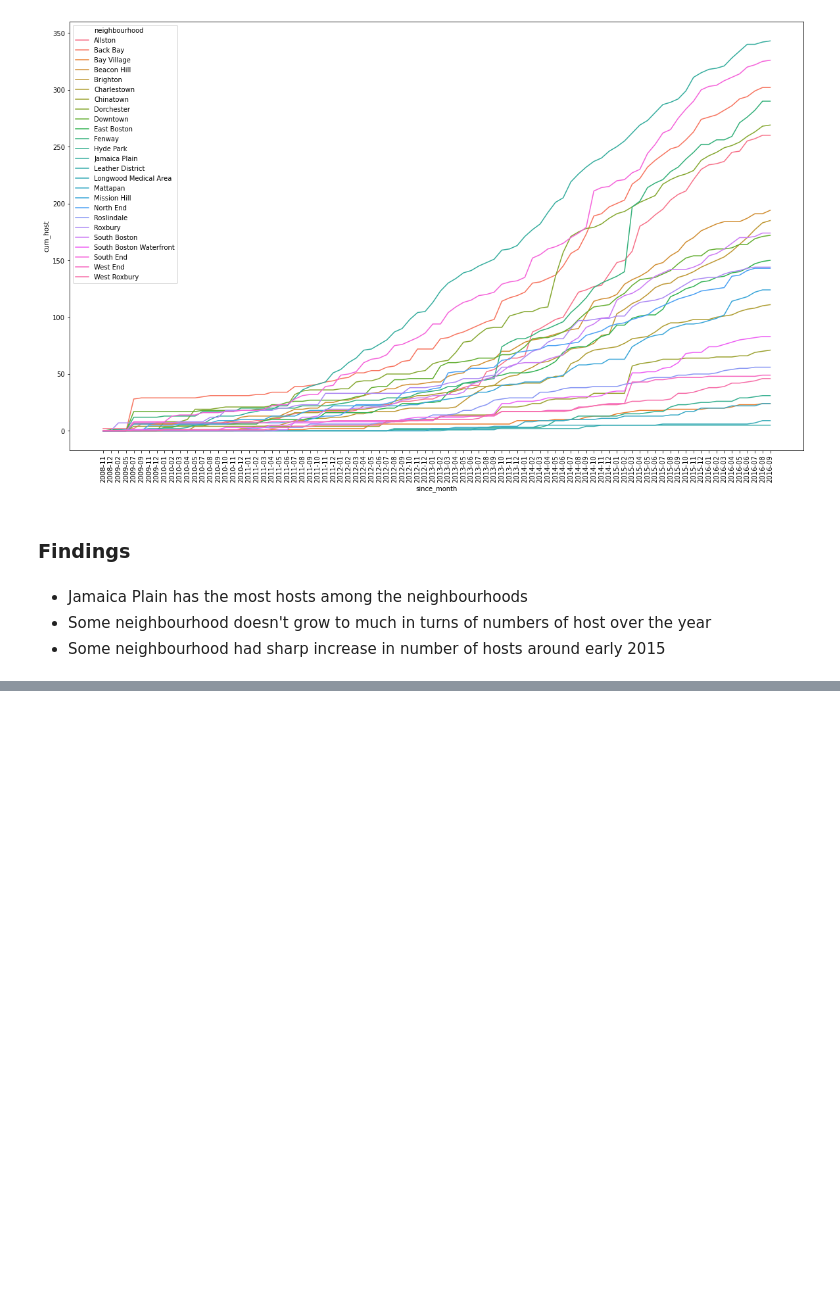
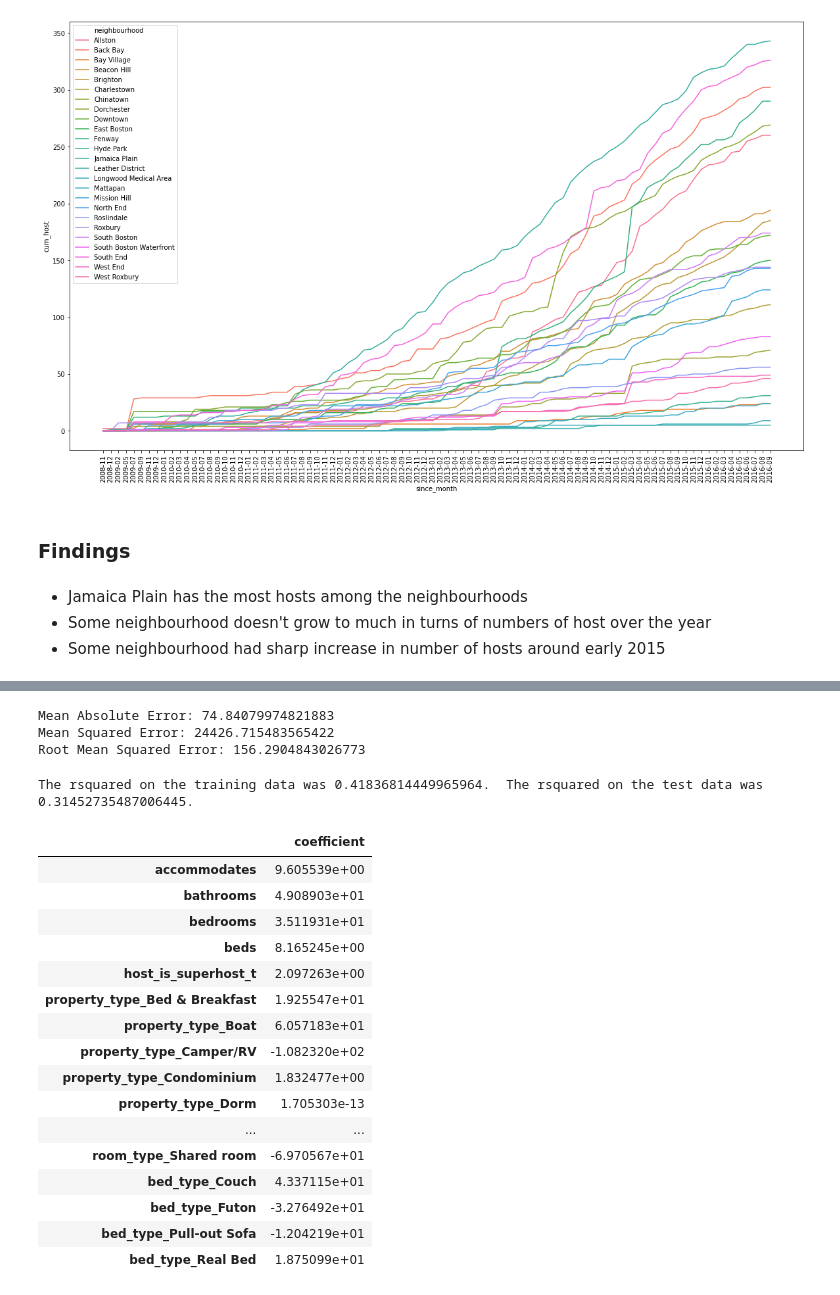
Before and after one commit to gloriagong001/Boston-Airbnb-Analysis, a Jupyter notebook: boston-airbnb.ipynb, the cells around one changed output, grey strips where cells are left out. Drawn from its saved outputs; the diff is of its cells as text; code cells hidden in the pictures; blank space fills up the shorter version.

Commit message:
adding linear regression

```diff
--- a/boston-airbnb.ipynb
+++ b/boston-airbnb.ipynb
@@ -435,0 +524,4 @@ g=g.set_xticklabels(neigh_host_long.since_month.unique(),rotation=90)
+# %%
+# impute most common variable to categorical variable
+df_lr=df_lr.apply(lambda x: x.fillna(x.value_counts().index[0]))
+df_lr.info()
@@ -435,0 +570,9 @@ g=g.set_xticklabels(neigh_host_long.since_month.unique(),rotation=90)
+# %%
+#Pull a list of the column names of the categorical variables
+cat_df = df_lr.select_dtypes(include=['object'])
+cat_cols_lst = cat_df.columns
+
+df_new = create_dummy_df(df_lr, cat_cols_lst, dummy_na=False) #Use your newly created function
+
+# Show a header of df_new to check
+print(df_new.shape)
@@ -435,0 +583,26 @@ g=g.set_xticklabels(neigh_host_long.since_month.unique(),rotation=90)
+# %%
+from sklearn.linear_model import LinearRegression
+from sklearn.model_selection import train_test_split
+from sklearn.metrics import r2_score, mean_squared_error
+
+# select variables
+X=df_new.drop('total_price',axis=1)
+y=df['total_price']
+
+#split the dataset
+X_train, X_test, y_train, y_test=train_test_split(X,y, test_size=0.3, random_state=42)
+
+# four steps
+# Instantiate
+lm_model=LinearRegression(normalize=True)
+
+#fit
+lm_model.fit(X_train,y_train)
+
+#test
+y_test_preds=lm_model.predict(X_test)
+y_train_preds=lm_model.predict(X_train)
+
+#score
+r_test=r2_score(y_test,y_test_preds)
+r_train=r2_score(y_train,y_train_preds)
@@ -435,0 +620,36 @@ g=g.set_xticklabels(neigh_host_long.since_month.unique(),rotation=90)
+# %%
+from sklearn import metrics
+print('Mean Absolute Error:', metrics.mean_absolute_error(y_test, y_test_preds))
+print('Mean Squared Error:', metrics.mean_squared_error(y_test, y_test_preds))
+print('Root Mean Squared Error:', np.sqrt(metrics.mean_squared_error(y_test, y_test_preds)))
+# %% [output]
+Mean Absolute Error: 74.84079974821883
+Mean Squared Error: 24426.715483565422
+Root Mean Squared Error: 156.2904843026773
+# %%
+#Print training and testing score
+print("The rsquared on the training data was {}.  The rsquared on the test data was {}.".format(r_train, r_test))
+# %% [output]
+The rsquared on the training data was 0.41836814449965964.  The rsquared on the test data was 0.31452735487006445.
+# %%
+#print coefficient
+coeff_df=pd.DataFrame(lm_model.coef_,X.columns, columns=['coefficient'])
+coeff_df
+# %% [output]
+|  | coefficient |
+| accommodates | 9.605539e+00 |
+| bathrooms | 4.908903e+01 |
+| bedrooms | 3.511931e+01 |
+| beds | 8.165245e+00 |
+| host_is_superhost_t | 2.097263e+00 |
+| property_type_Bed & Breakfast | 1.925547e+01 |
+| property_type_Boat | 6.057183e+01 |
+| property_type_Camper/RV | -1.082320e+02 |
+| property_type_Condominium | 1.832477e+00 |
+| property_type_Dorm | 1.705303e-13 |
+| ... | ... |
+| room_type_Shared room | -6.970567e+01 |
+| bed_type_Couch | 4.337115e+01 |
+| bed_type_Futon | -3.276492e+01 |
+| bed_type_Pull-out Sofa | -1.204219e+01 |
+| bed_type_Real Bed | 1.875099e+01 |
```
Also changed, not shown: parts of 16 cells of this notebook.
